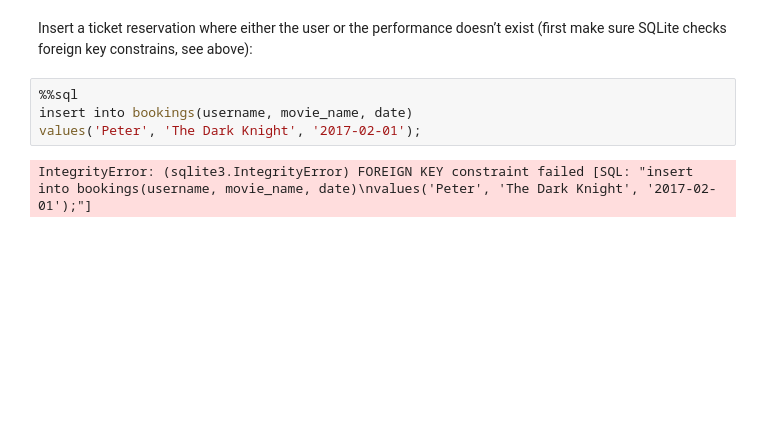
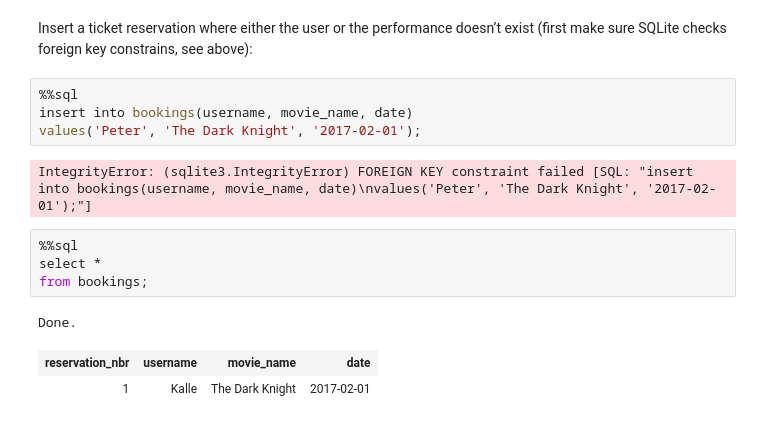
Before and after one commit to cek11kmi/eda216, a Jupyter notebook: l2/lab2.ipynb, the cells around one changed output. Saved outputs shown, nothing was run; the diff lists cells and outputs as text; blank space fills up the shorter version.

```diff
--- a/l2/lab2.ipynb
+++ b/l2/lab2.ipynb
@@ -93,3 +110,11 @@ insert into bookings(username, movie_name, date)
 values('Peter', 'The Dark Knight', '2017-02-01');
 # %% [output]
 IntegrityError: (sqlite3.IntegrityError) FOREIGN KEY constraint failed [SQL: "insert into bookings(username, movie_name, date)\nvalues('Peter', 'The Dark Knight', '2017-02-01');"]
+# %%
+%%sql
+select *
+from bookings;
+# %% [output]
+Done.
+| reservation_nbr | username | movie_name | date |
+| 1 | Kalle | The Dark Knight | 2017-02-01 |
```
Also changed, not shown: parts of 4 cells of this notebook, 17 other files.
